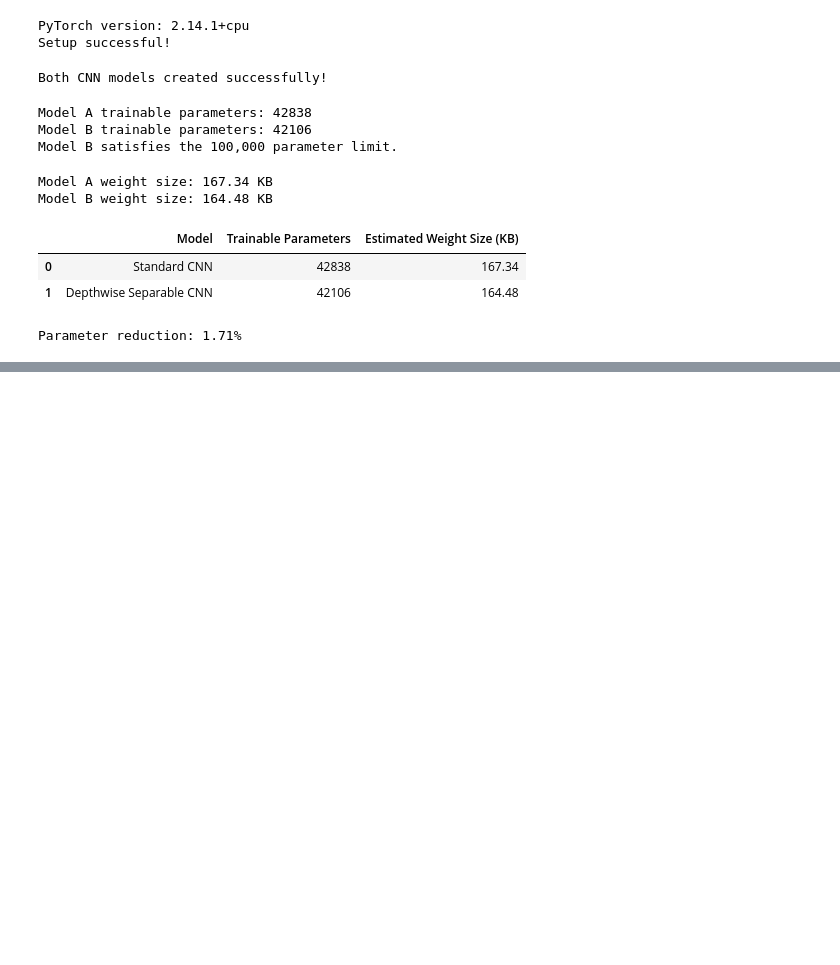
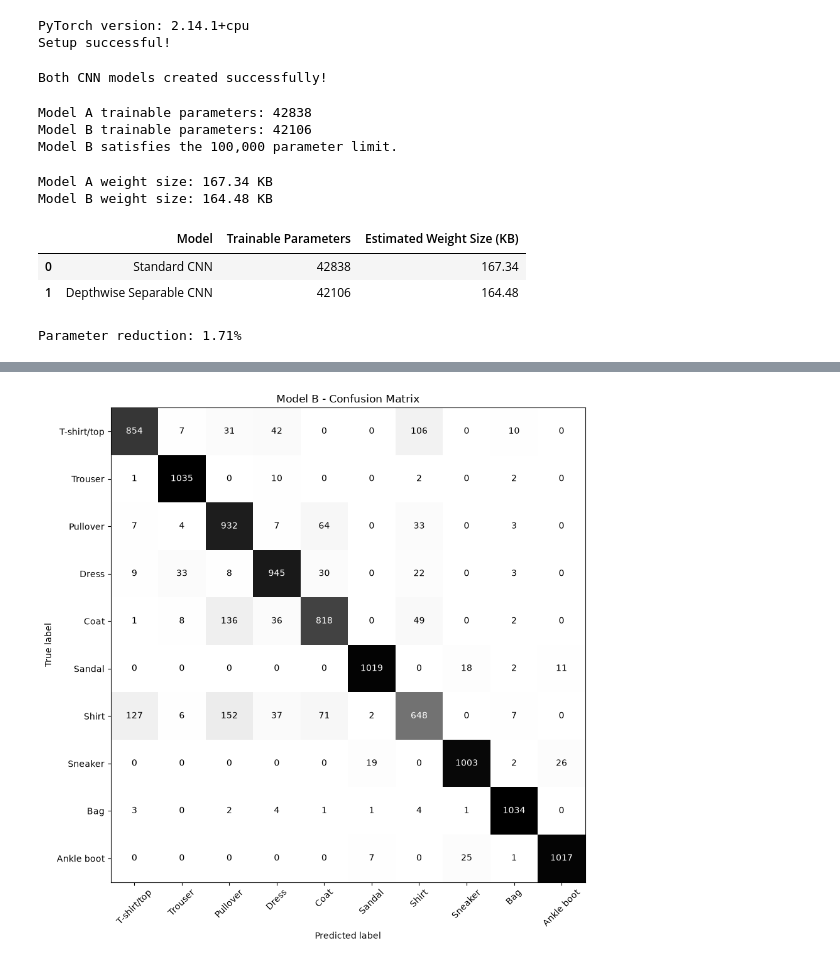
Before and after one commit to chabi1773/EN3150_Assignment_03_Team-FrameX, a Jupyter notebook: CNN_Model_Comparison.ipynb, the cells around one changed output, grey strips where cells are left out. Cells and saved outputs as stored; diff of their text form; code cells hidden in the pictures; blank space fills up the shorter version.

Commit message:
Add Model B training and evaluation code

```diff
--- a/CNN_Model_Comparison.ipynb
+++ b/CNN_Model_Comparison.ipynb
@@ -144,0 +470,12 @@ Parameter reduction: 1.71%
+# %%
+class_names = original_train.classes
+
+print(
+    classification_report(
+        all_true_labels,
+        all_predictions,
+        labels=list(range(10)),
+        target_names=class_names,
+        zero_division=0
+    )
+)
@@ -144,0 +499,39 @@ Parameter reduction: 1.71%
+# %%
+from sklearn.metrics import (
+    confusion_matrix,
+    ConfusionMatrixDisplay
+)
+
+cm = confusion_matrix(
+    all_true_labels,
+    all_predictions,
+    labels=list(range(10))
+)
+
+fig, ax = plt.subplots(figsize=(11, 9))
+
+disp = ConfusionMatrixDisplay(
+    confusion_matrix=cm,
+    display_labels=class_names
+)
+
+disp.plot(
+    ax=ax,
+    cmap="Greys",
+    values_format="d",
+    xticks_rotation=45,
+    colorbar=False
+)
+
+plt.title("Model B - Confusion Matrix")
+plt.tight_layout()
+
+plt.savefig(
+    "model_B_confusion_matrix.png",
+    dpi=300,
+    bbox_inches="tight"
+)
+
+plt.show()
+# %% [output]
+[figure, added]
```
Also changed, not shown: parts of 15 cells of this notebook.
